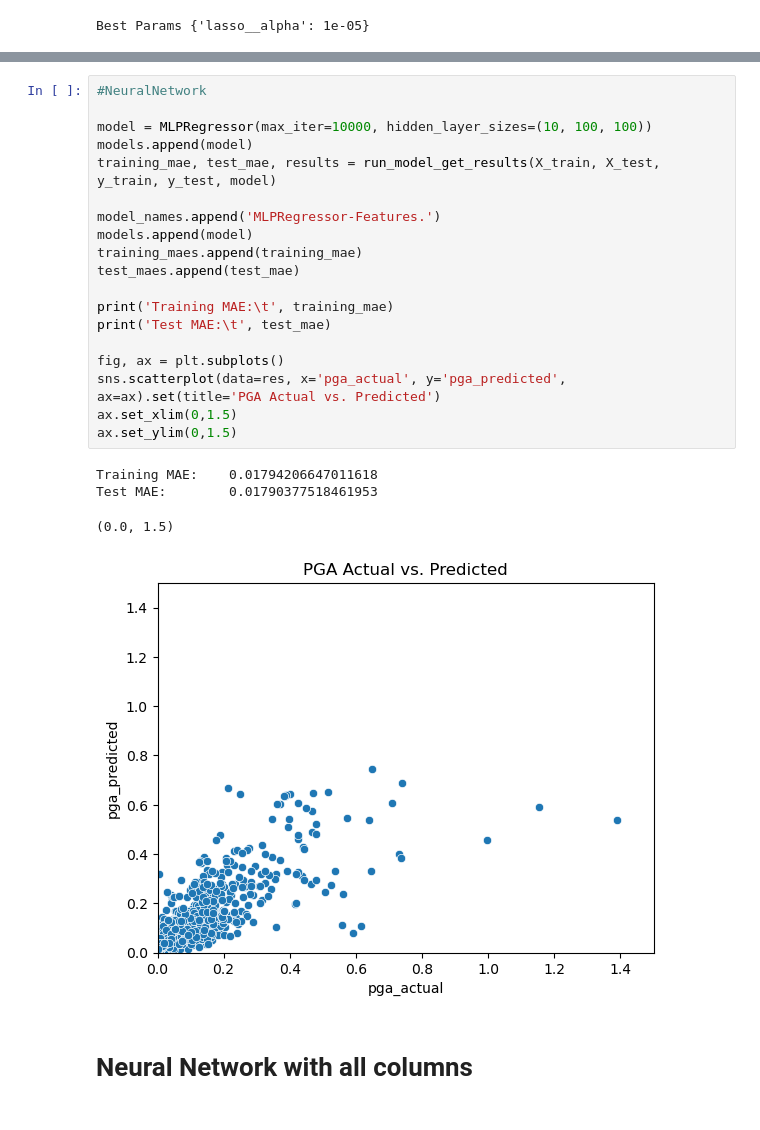
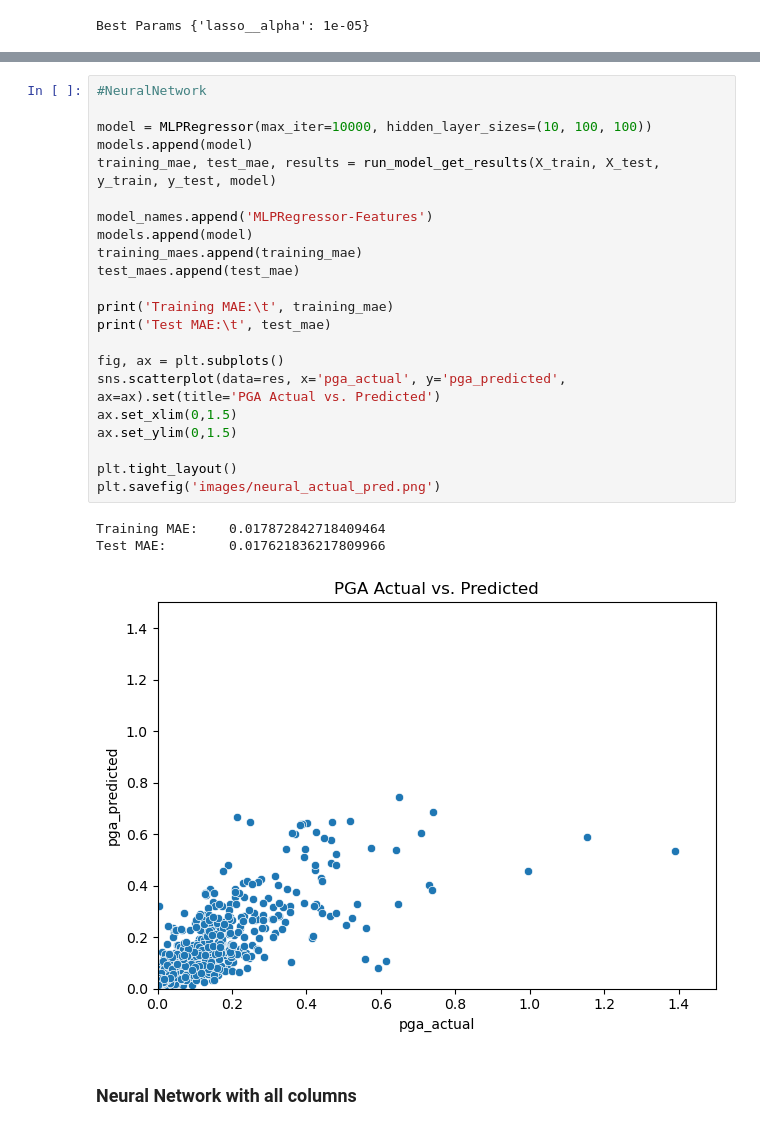
Before and after one commit to bilgeozcay/earthquake, a Jupyter notebook: analysis.ipynb, the cells around one changed output, grey strips where cells are left out. Saved outputs shown, nothing was run; the diff lists cells and outputs as text.

```diff
--- a/analysis.ipynb
+++ b/analysis.ipynb
@@ -618,29 +621,31 @@ Test MAE:        0.03834414183451453
 # %%
 #NeuralNetwork
 
 model = MLPRegressor(max_iter=10000, hidden_layer_sizes=(10, 100, 100))
 models.append(model)
 training_mae, test_mae, results = run_model_get_results(X_train, X_test, y_train, y_test, model)
 
-model_names.append('MLPRegressor-Features.')
+model_names.append('MLPRegressor-Features')
 models.append(model)
 training_maes.append(training_mae)
 test_maes.append(test_mae)
 
 print('Training MAE:\t', training_mae)
 print('Test MAE:\t', test_mae)
 
 fig, ax = plt.subplots()
 sns.scatterplot(data=res, x='pga_actual', y='pga_predicted', ax=ax).set(title='PGA Actual vs. Predicted')
 ax.set_xlim(0,1.5)
 ax.set_ylim(0,1.5)
+
+plt.tight_layout()
+plt.savefig('images/neural_actual_pred.png')
 # %% [output]
-Training MAE:    0.01794206647011618
-Test MAE:        0.01790377518461953
+Training MAE:    0.017872842718409464
+Test MAE:        0.017621836217809966
-(0.0, 1.5)
-[figure, old version]
+[figure, new version]
 # %% [markdown]
-# Neural Network with all columns
+### Neural Network with all columns
 # %%
 X_train, X_test, y_train, y_test = prep_train_test_data(data, all_input_columns)
 
```
Also changed, not shown: parts of 55 cells of this notebook.
